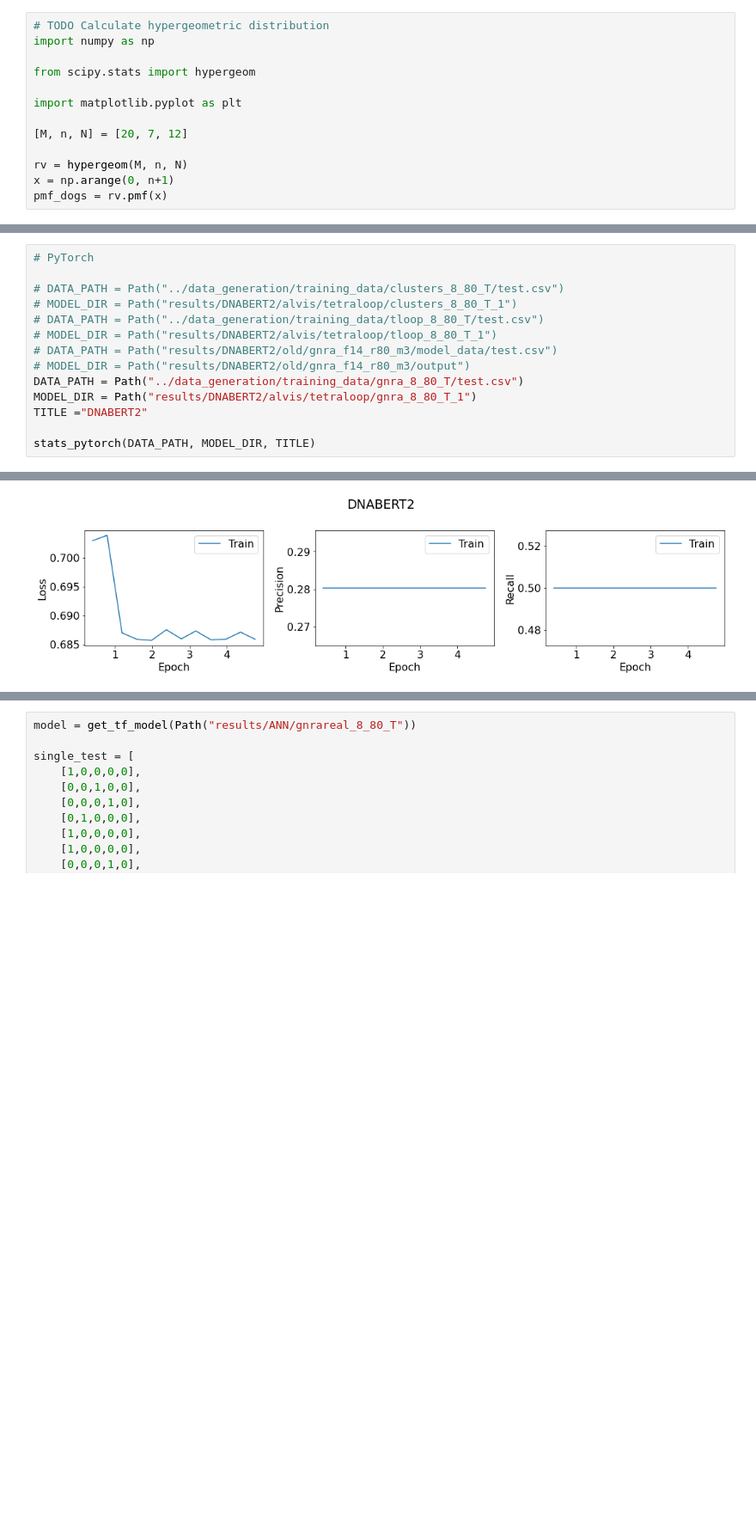
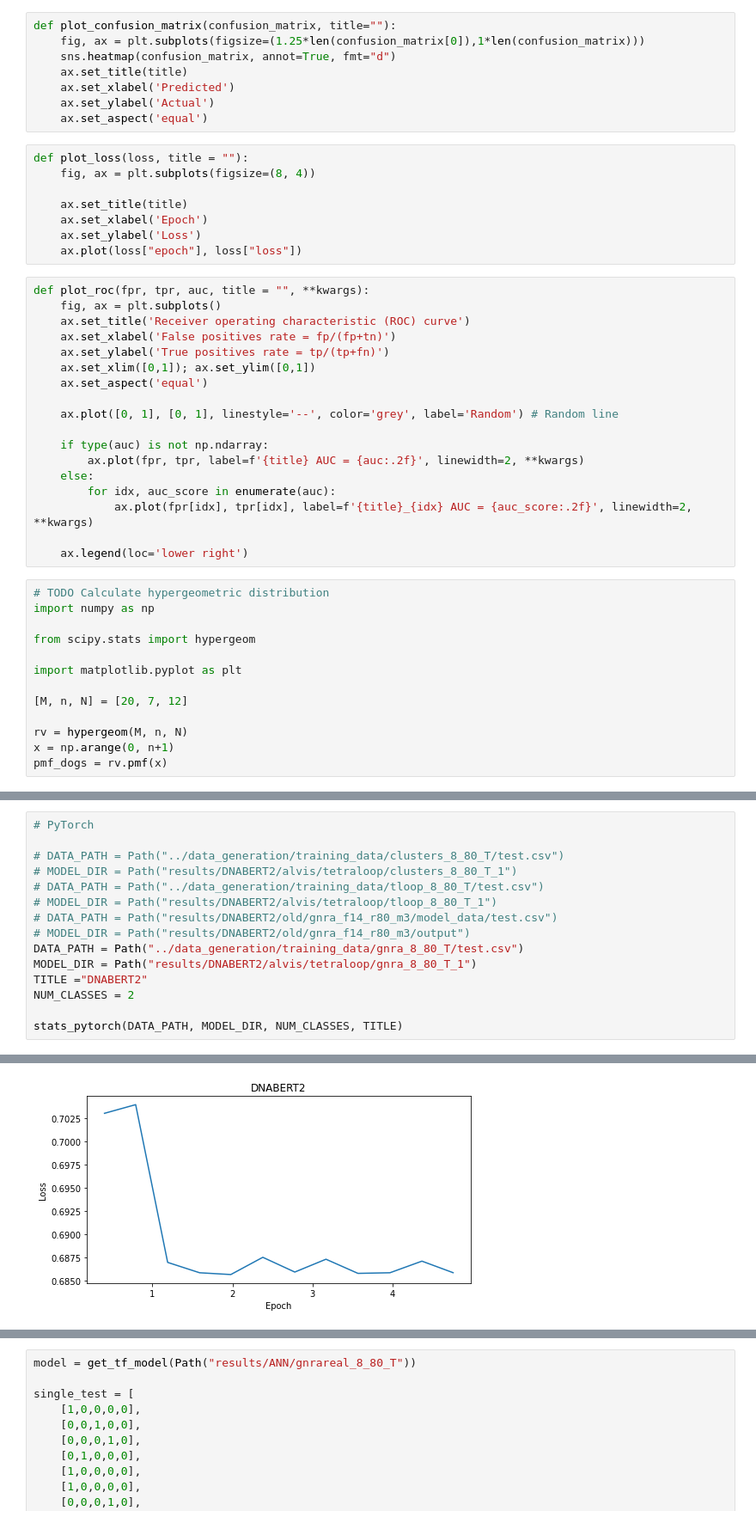
Before and after one commit to samuelflores/deep-learning-RNA-structure-prediction, a Jupyter notebook: tloop_prediction/statistics.ipynb, the cells around one changed output, grey strips where cells are left out. Shown at 86% size. Saved outputs shown, nothing was run; the diff lists cells and outputs as text; blank space fills up the shorter version.

```diff
--- a/tloop_prediction/statistics.ipynb
+++ b/tloop_prediction/statistics.ipynb
@@ -200,3 +41,37 @@ def plot_prc(name, labels, predictions, **kwargs):  #precision = tp / (tp + fp),
+# %%
+def plot_confusion_matrix(confusion_matrix, title=""):
+    fig, ax = plt.subplots(figsize=(1.25*len(confusion_matrix[0]),1*len(confusion_matrix)))
+    sns.heatmap(confusion_matrix, annot=True, fmt="d")
+    ax.set_title(title)
+    ax.set_xlabel('Predicted')
+    ax.set_ylabel('Actual')
+    ax.set_aspect('equal')
+# %%
+def plot_loss(loss, title = ""):
+    fig, ax = plt.subplots(figsize=(8, 4))
+
+    ax.set_title(title)
+    ax.set_xlabel('Epoch')
+    ax.set_ylabel('Loss')
+    ax.plot(loss["epoch"], loss["loss"])
+# %%
+def plot_roc(fpr, tpr, auc, title = "", **kwargs):
+    fig, ax = plt.subplots()
+    ax.set_title('Receiver operating characteristic (ROC) curve')
+    ax.set_xlabel('False positives rate = fp/(fp+tn)')
+    ax.set_ylabel('True positives rate = tp/(tp+fn)')
+    ax.set_xlim([0,1]); ax.set_ylim([0,1])
+    ax.set_aspect('equal')
+
+    ax.plot([0, 1], [0, 1], linestyle='--', color='grey', label='Random') # Random line
+
+    if type(auc) is not np.ndarray:
+        ax.plot(fpr, tpr, label=f'{title} AUC = {auc:.2f}', linewidth=2, **kwargs)
+    else:
+        for idx, auc_score in enumerate(auc):
+            ax.plot(fpr[idx], tpr[idx], label=f'{title}_{idx} AUC = {auc_score:.2f}', linewidth=2, **kwargs)
+
+    ax.legend(loc='lower right')
 # %%
 # TODO Calculate hypergeometric distribution
 import numpy as np
@@ -377,6 +271,7 @@ colors = plt.rcParams['axes.prop_cycle'].by_key()['color']
 DATA_PATH = Path("../data_generation/training_data/gnra_8_80_T/test.csv")
 MODEL_DIR = Path("results/DNABERT2/alvis/tetraloop/gnra_8_80_T_1")
 TITLE ="DNABERT2"
+NUM_CLASSES = 2
 
-stats_pytorch(DATA_PATH, MODEL_DIR, TITLE)
+stats_pytorch(DATA_PATH, MODEL_DIR, NUM_CLASSES, TITLE)
 # %% [output]
@@ -384 +296 @@ stats_pytorch(DATA_PATH, MODEL_DIR, TITLE)
-[figure, old version]
+[figure, new version]
```
Also changed, not shown: parts of 12 cells of this notebook.
